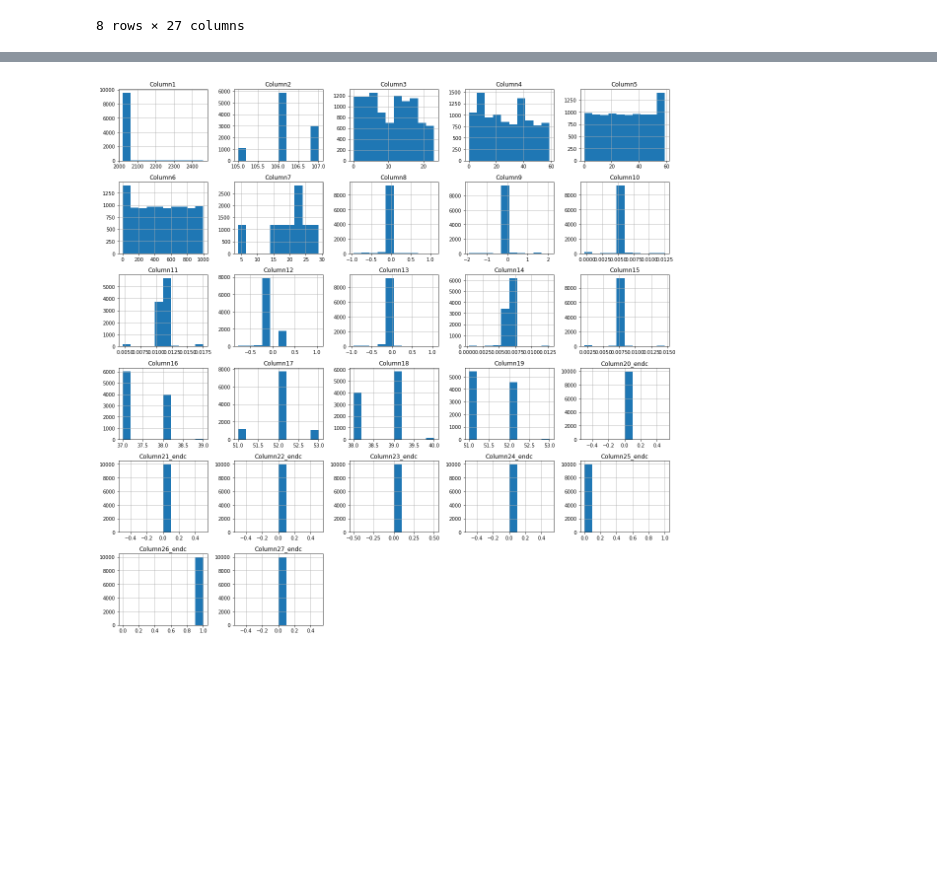
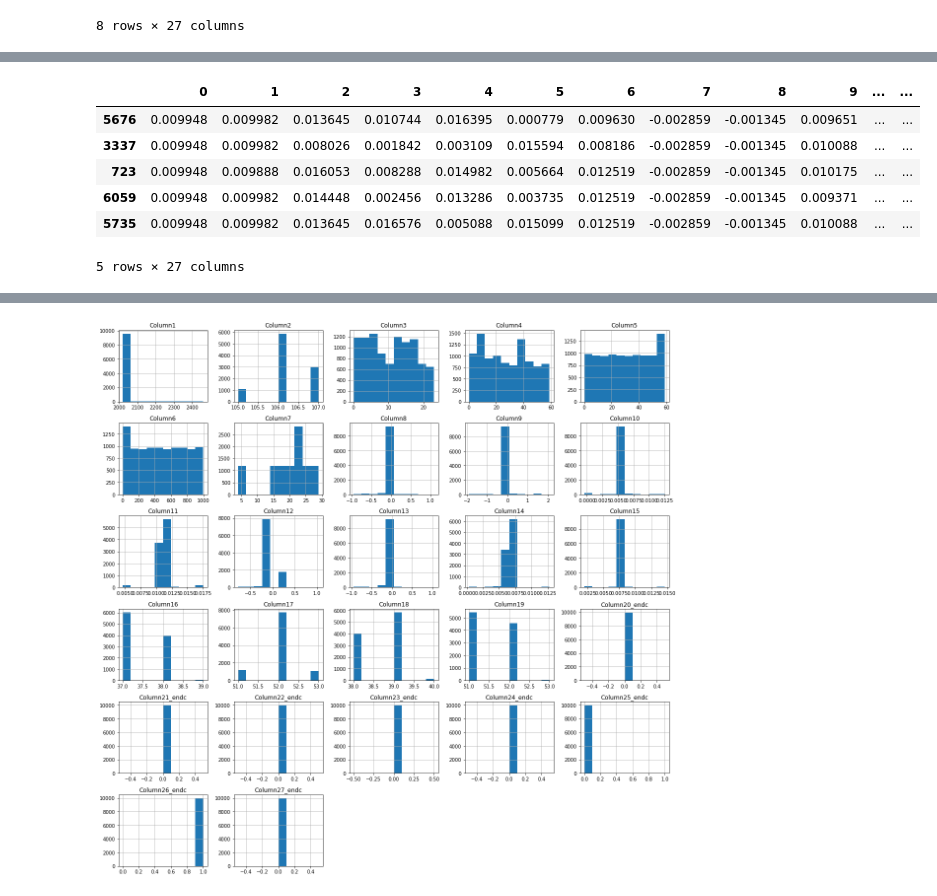
Before and after one commit to vinaykeshava/DeepLearning_1stAssignment, a Jupyter notebook: 1MS19IS139_VINAY_K/DL_ISRO.ipynb, the cells around one changed output, grey strips where cells are left out. Saved outputs shown, nothing was run; the diff lists cells and outputs as text; code cells hidden in the pictures; blank space fills up the shorter version.

```diff
--- a/1MS19IS139_VINAY_K/DL_ISRO.ipynb
+++ b/1MS19IS139_VINAY_K/DL_ISRO.ipynb
@@ -179,0 +212,18 @@ df1.describe()
+# %%
+#
+# Normalized using MinMaxScaler
+from sklearn.preprocessing import MinMaxScaler
+
+numerics = ['int16', 'int32', 'int64', 'float16', 'float32', 'float64']
+df1_copy_2 = df1.select_dtypes(include=numerics)
+df1_copy_2 = MinMaxScaler().fit(df1_copy_2)
+scaled_df_2 = pd.DataFrame(df1_copy)
+scaled_df_2.sample(n=5)
+# %% [output]
+|  | 0 | 1 | 2 | 3 | 4 | 5 | 6 | 7 | 8 | 9 | ... | ... |
+| 5676 | 0.009948 | 0.009982 | 0.013645 | 0.010744 | 0.016395 | 0.000779 | 0.009630 | -0.002859 | -0.001345 | 0.009651 | ... | ... |
+| 3337 | 0.009948 | 0.009982 | 0.008026 | 0.001842 | 0.003109 | 0.015594 | 0.008186 | -0.002859 | -0.001345 | 0.010088 | ... | ... |
+| 723 | 0.009948 | 0.009888 | 0.016053 | 0.008288 | 0.014982 | 0.005664 | 0.012519 | -0.002859 | -0.001345 | 0.010175 | ... | ... |
+| 6059 | 0.009948 | 0.009982 | 0.014448 | 0.002456 | 0.013286 | 0.003735 | 0.012519 | -0.002859 | -0.001345 | 0.009371 | ... | ... |
+| 5735 | 0.009948 | 0.009982 | 0.013645 | 0.016576 | 0.005088 | 0.015099 | 0.012519 | -0.002859 | -0.001345 | 0.010088 | ... | ... |
+5 rows × 27 columns
```
Also changed, not shown: parts of 16 cells of this notebook, 1 other file.
